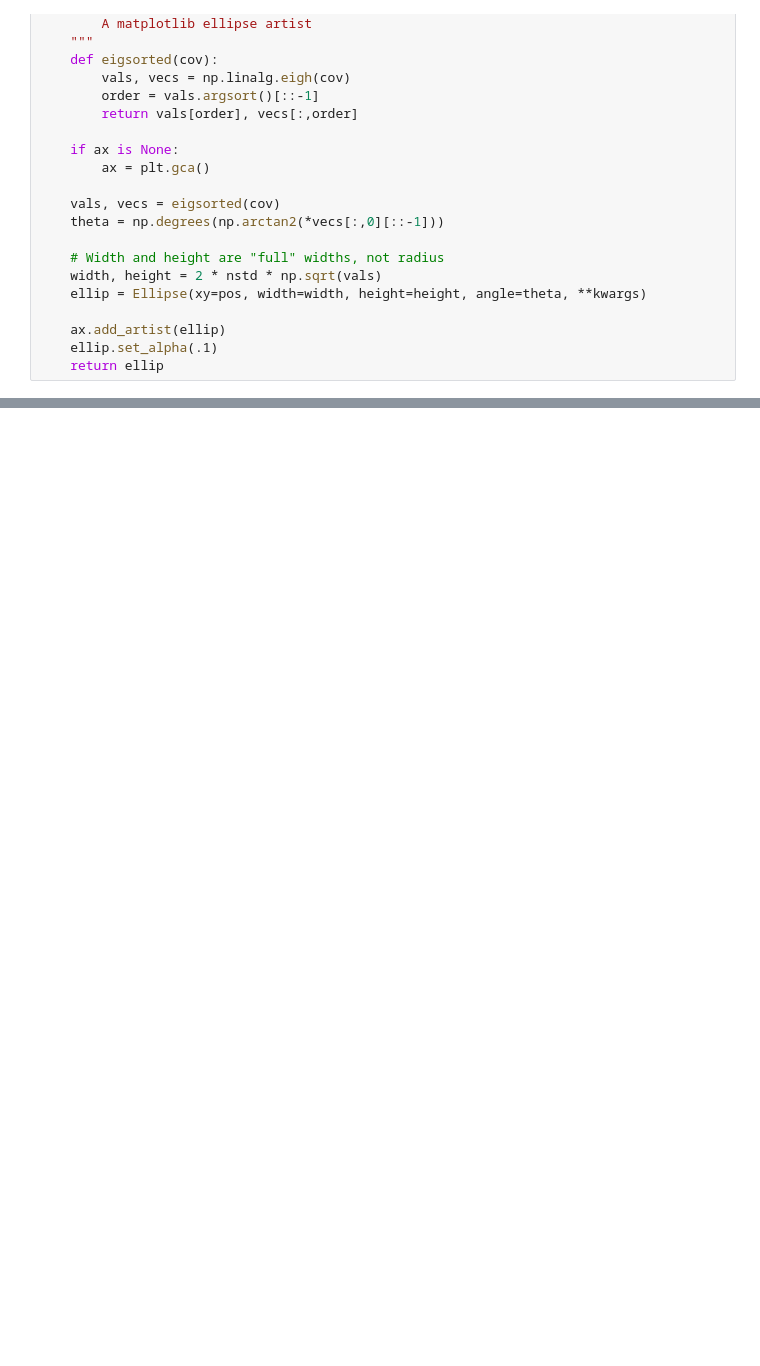
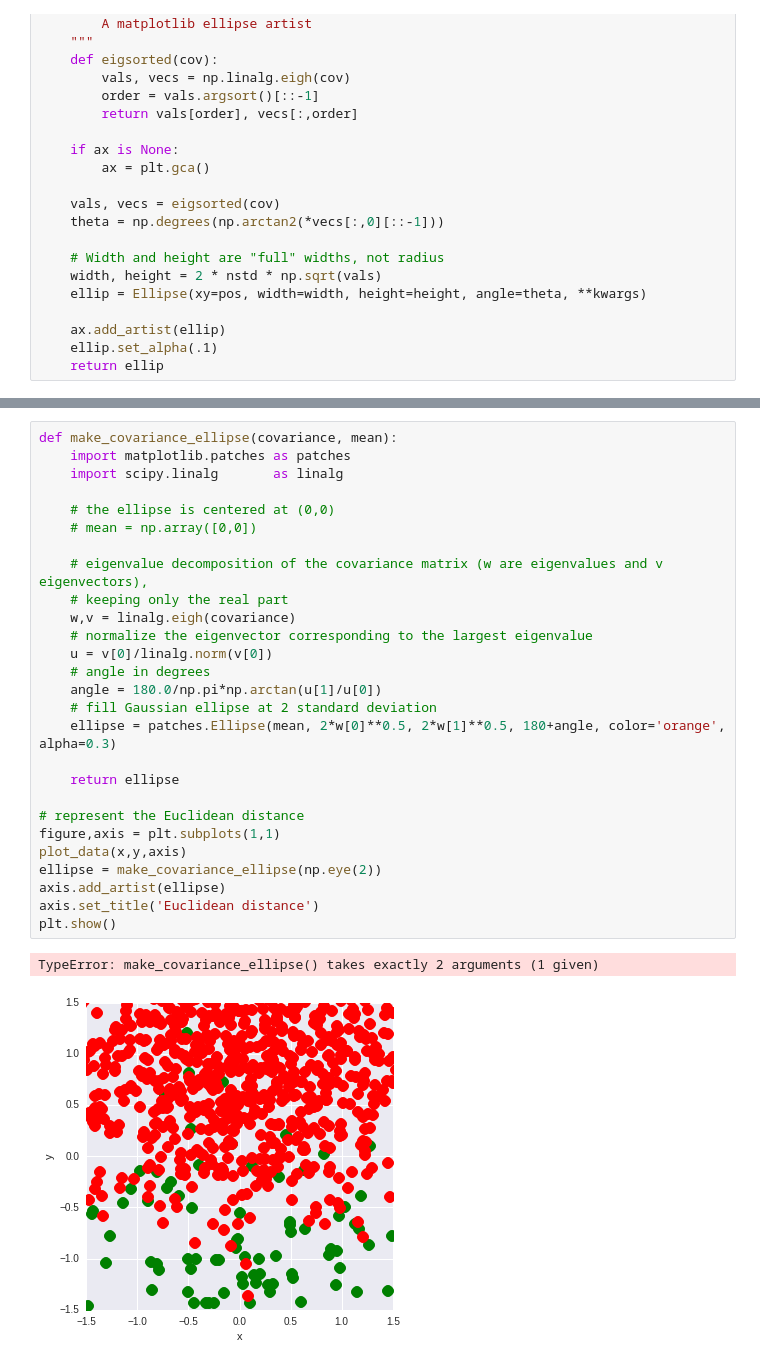
Before and after one commit to I2Cvb/prostate, a Jupyter notebook: notebook/imbalancing-thinkbook.ipynb, the cells around one changed output, grey strips where cells are left out. Drawn from its saved outputs; the diff is of its cells as text; blank space fills up the shorter version.

```diff
--- a/notebook/imbalancing-thinkbook.ipynb
+++ b/notebook/imbalancing-thinkbook.ipynb
@@ -191,0 +349,30 @@ print np.sum(np.sum(np.cov(x_s.T)))
+# %%
+def make_covariance_ellipse(covariance, mean):
+    import matplotlib.patches as patches
+    import scipy.linalg       as linalg
+
+    # the ellipse is centered at (0,0)
+    # mean = np.array([0,0])
+
+    # eigenvalue decomposition of the covariance matrix (w are eigenvalues and v eigenvectors),
+    # keeping only the real part
+    w,v = linalg.eigh(covariance)
+    # normalize the eigenvector corresponding to the largest eigenvalue
+    u = v[0]/linalg.norm(v[0])
+    # angle in degrees
+    angle = 180.0/np.pi*np.arctan(u[1]/u[0])
+    # fill Gaussian ellipse at 2 standard deviation
+    ellipse = patches.Ellipse(mean, 2*w[0]**0.5, 2*w[1]**0.5, 180+angle, color='orange', alpha=0.3)
+
+    return ellipse
+
+# represent the Euclidean distance
+figure,axis = plt.subplots(1,1)
+plot_data(x,y,axis)
+ellipse = make_covariance_ellipse(np.eye(2))
+axis.add_artist(ellipse)
+axis.set_title('Euclidean distance')
+plt.show()
+# %% [output]
+TypeError: make_covariance_ellipse() takes exactly 2 arguments (1 given)
+[figure, added]
```
Also changed, not shown: parts of 9 cells of this notebook.
